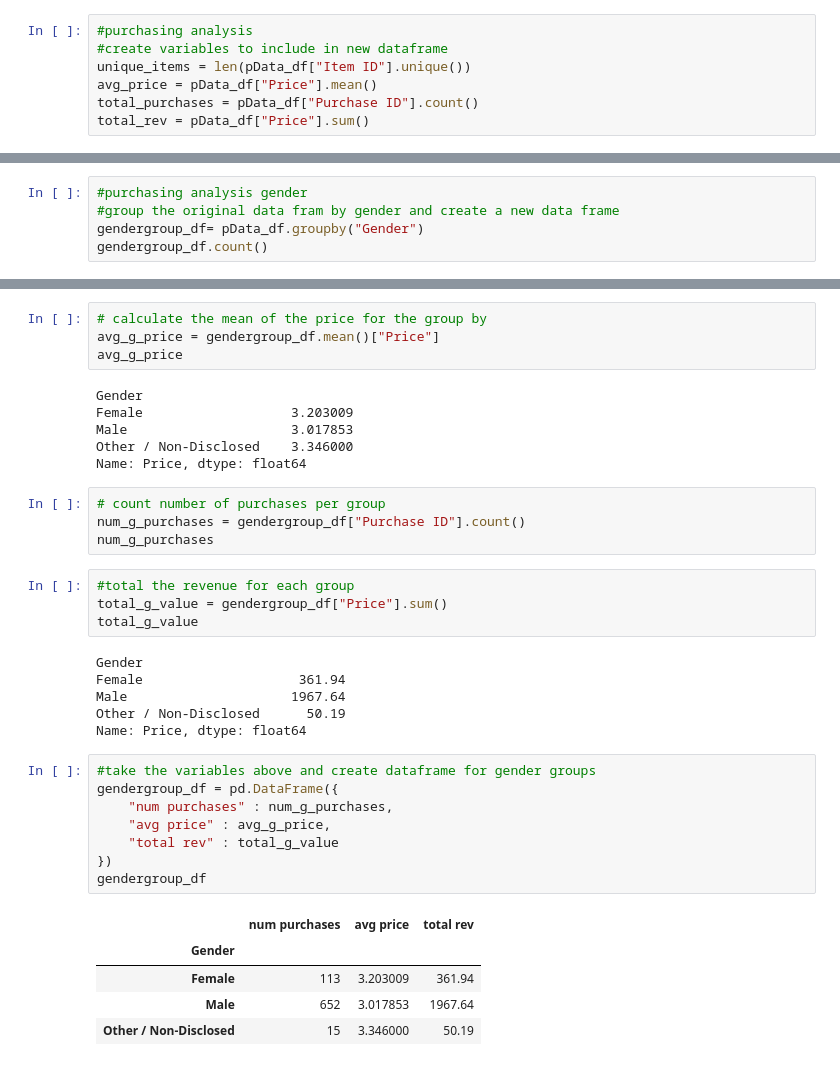
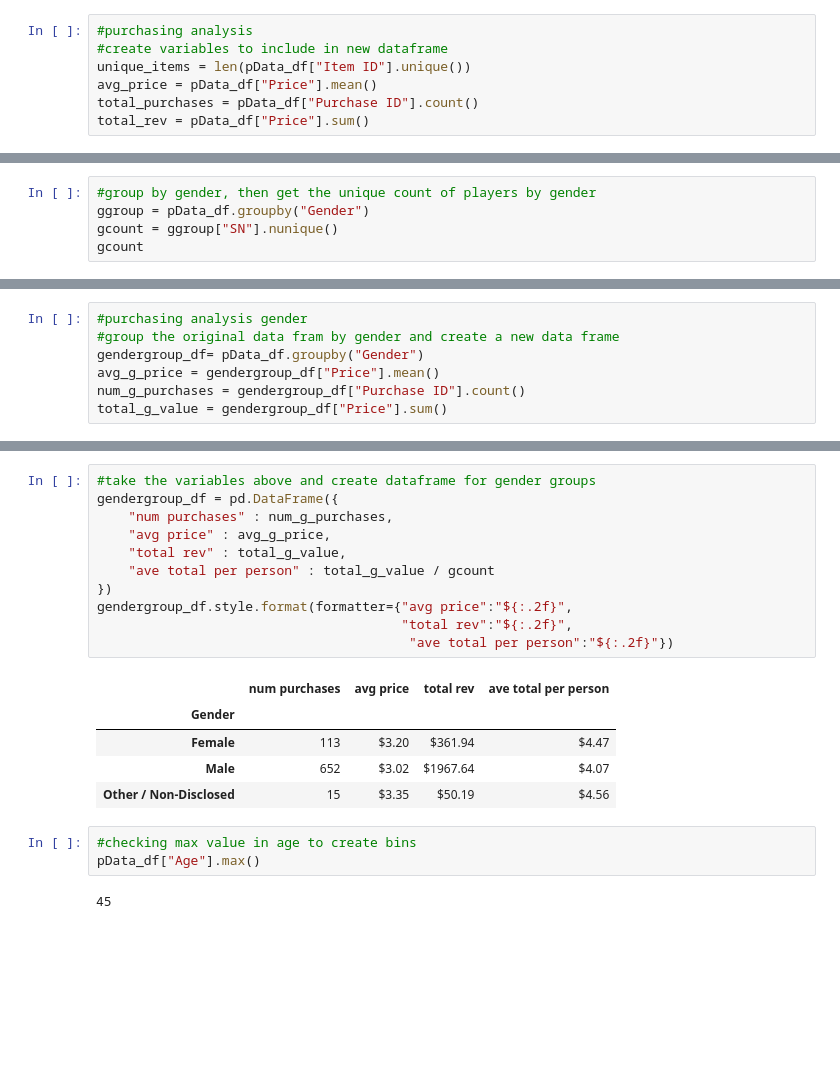
Before and after one commit to kentyjorge/pandas-challenge, a Jupyter notebook: HeroesOfPymoli/heroesPy.ipynb, the cells around one changed output, grey strips where cells are left out. Saved outputs shown, nothing was run; the diff lists cells and outputs as text; blank space fills up the shorter version.

```diff
--- a/HeroesOfPymoli/heroesPy.ipynb
+++ b/HeroesOfPymoli/heroesPy.ipynb
@@ -77,0 +57,5 @@ gender_data_df
+# %%
+#group by gender, then get the unique count of players by gender
+ggroup = pData_df.groupby("Gender")
+gcount = ggroup["SN"].nunique()
+gcount
@@ -79,4 +83,6 @@ gender_data_df
 #purchasing analysis gender
 #group the original data fram by gender and create a new data frame
 gendergroup_df= pData_df.groupby("Gender")
-gendergroup_df.count()
+avg_g_price = gendergroup_df["Price"].mean()
+num_g_purchases = gendergroup_df["Purchase ID"].count()
+total_g_value = gendergroup_df["Price"].sum()
@@ -89,38 +89,22 @@ gendergroup_df.count()
-# %%
-# calculate the mean of the price for the group by
-avg_g_price = gendergroup_df.mean()["Price"]
-avg_g_price
-# %% [output]
-Gender
-Female                   3.203009
-Male                     3.017853
-Other / Non-Disclosed    3.346000
-Name: Price, dtype: float64
-# %%
-# count number of purchases per group
-num_g_purchases = gendergroup_df["Purchase ID"].count()
-num_g_purchases
-# %%
-#total the revenue for each group
-total_g_value = gendergroup_df["Price"].sum()
-total_g_value
-# %% [output]
-Gender
-Female                    361.94
-Male                     1967.64
-Other / Non-Disclosed      50.19
-Name: Price, dtype: float64
 # %%
 #take the variables above and create dataframe for gender groups
 gendergroup_df = pd.DataFrame({
     "num purchases" : num_g_purchases,
     "avg price" : avg_g_price,
-    "total rev" : total_g_value
+    "total rev" : total_g_value,
+    "ave total per person" : total_g_value / gcount
 })
-gendergroup_df
+gendergroup_df.style.format(formatter={"avg price":"${:.2f}",
+                                       "total rev":"${:.2f}",
+                                        "ave total per person":"${:.2f}"})
 # %% [output]
-|  | num purchases | avg price | total rev |
-| Gender |  |  |  |
-| Female | 113 | 3.203009 | 361.94 |
-| Male | 652 | 3.017853 | 1967.64 |
-| Other / Non-Disclosed | 15 | 3.346000 | 50.19 |
+|  | num purchases | avg price | total rev | ave total per person |
+| Gender |  |  |  |  |
+| Female | 113 | $3.20 | $361.94 | $4.47 |
+| Male | 652 | $3.02 | $1967.64 | $4.07 |
+| Other / Non-Disclosed | 15 | $3.35 | $50.19 | $4.56 |
+# %%
+#checking max value in age to create bins
+pData_df["Age"].max()
+# %% [output]
+45
```
Also changed, not shown: parts of 14 cells of this notebook.
